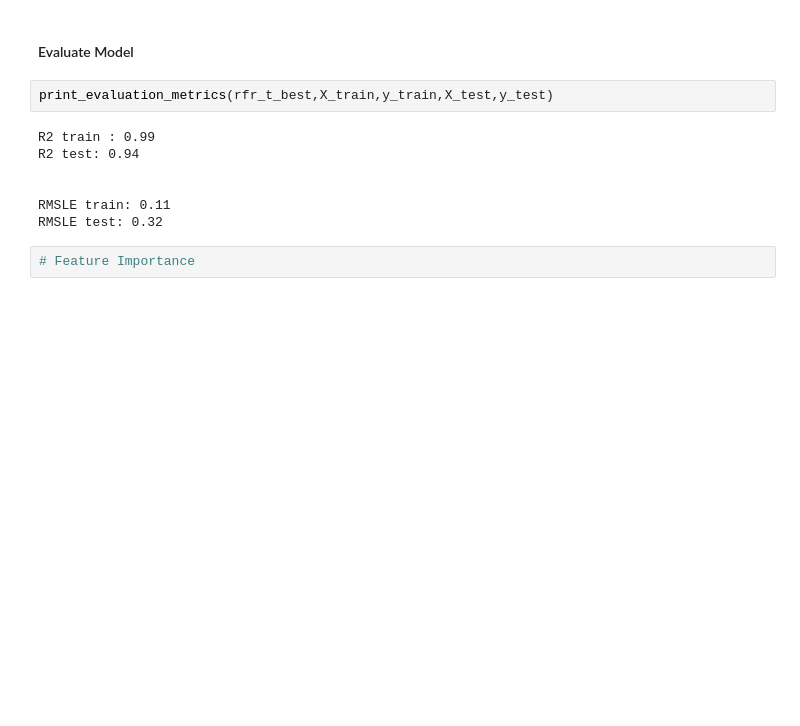
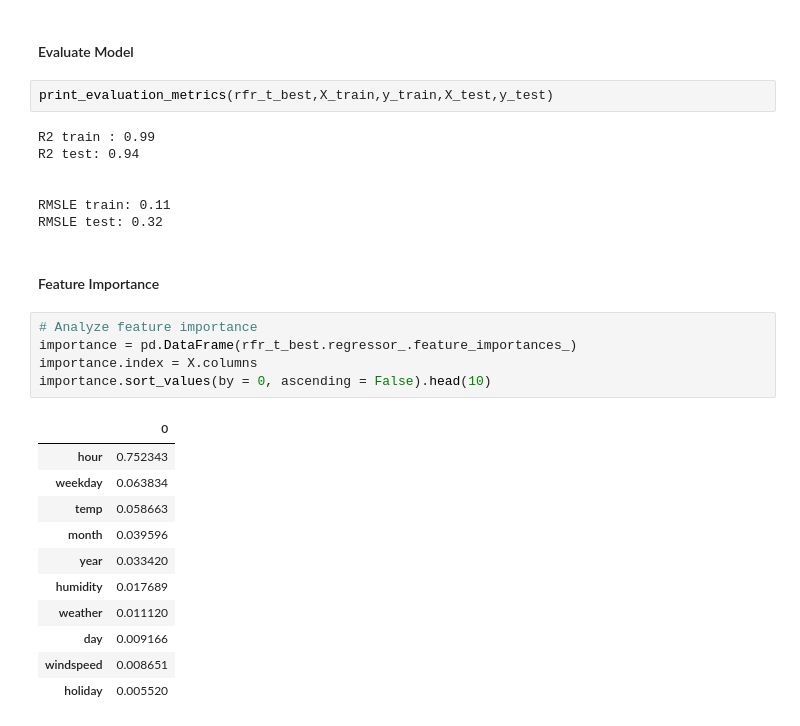
Before and after one commit to miladbehrooz/Bike_Rental_Prediction, a Jupyter notebook: codes/rental_bike_prediction.ipynb, the cells around one changed output. Saved outputs shown, nothing was run; the diff lists cells and outputs as text; blank space fills up the shorter version.

```diff
--- a/codes/rental_bike_prediction.ipynb
+++ b/codes/rental_bike_prediction.ipynb
@@ -685,5 +685,22 @@ R2 test: 0.94
 
 RMSLE train: 0.11
 RMSLE test: 0.32
-# %%
-# Feature Importance
+# %% [markdown]
+#### Feature Importance
+# %%
+# Analyze feature importance
+importance = pd.DataFrame(rfr_t_best.regressor_.feature_importances_)
+importance.index = X.columns
+importance.sort_values(by = 0, ascending = False).head(10)
+# %% [output]
+|  | 0 |
+| hour | 0.752343 |
+| weekday | 0.063834 |
+| temp | 0.058663 |
+| month | 0.039596 |
+| year | 0.033420 |
+| humidity | 0.017689 |
+| weather | 0.011120 |
+| day | 0.009166 |
+| windspeed | 0.008651 |
+| holiday | 0.005520 |
```
Also changed, not shown: parts of 1 cell of this notebook.
